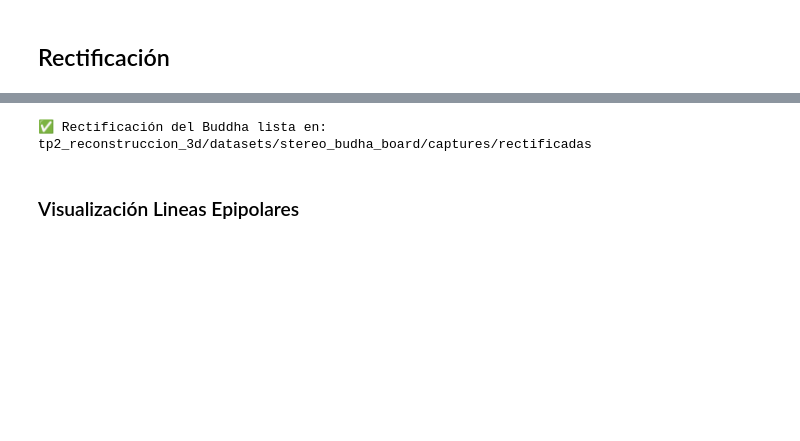
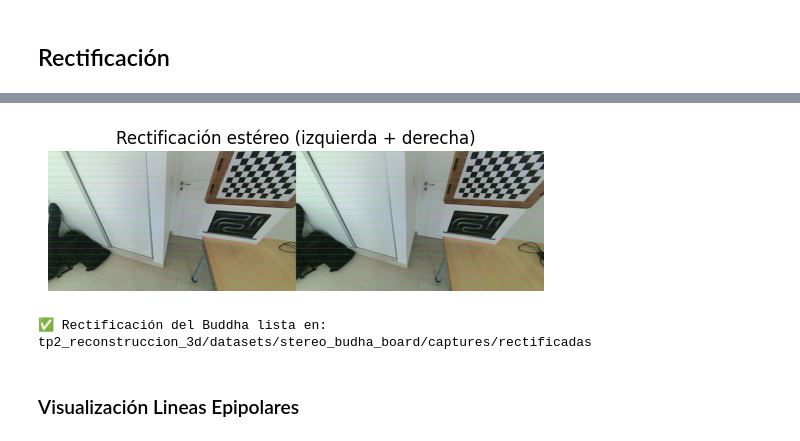
Before and after one commit to luciaboukay/TP2_vision_artificial, a Jupyter notebook: TP2_budha_checkerboard.ipynb, the cells around one changed output, grey strips where cells are left out. Cells and saved outputs as stored; diff of their text form; code cells hidden in the pictures; blank space fills up the shorter version.

```diff
--- a/TP2_budha_checkerboard.ipynb
+++ b/TP2_budha_checkerboard.ipynb
@@ -90,3 +193,99 @@ K2 =
 ⚠️ 'image_size' no estaba en el pickle, se infirió como: (1920, 1080)
 # %% [markdown]
 ## Rectificación
+# %%
+# =========================================================
+# 1. Rutas y carga de calibración
+# =========================================================
+base_dir = "tp2_reconstruccion_3d/datasets/stereo_budha_board/calib"
+calib_file = os.path.join(base_dir, "stereo_calibration.pkl")
+
+with open(calib_file, "rb") as f:
+    calib = pickle.load(f)
+
+# =========================================================
+# 2. Extraer los parámetros
+# =========================================================
+left_K = calib["left_K"]
+left_dist = calib["left_dist"]
+right_K = calib["right_K"]
+right_dist = calib["right_dist"]
+R = calib["R"]
+T = calib["T"]
+
+# Inferir tamaño de imagen si no está guardado
+if "image_size" in calib:
+    image_size = tuple(calib["image_size"])
+else:
+    # Busca una imagen cualquiera con 'left' en el nombre
+    sample_path = sorted(glob.glob(os.path.join(base_dir, "*left*.jpg")))[0]
+    sample_img = cv2.imread(sample_path)
+    image_size = (sample_img.shape[1], sample_img.shape[0])  # (w, h)
+    print("⚠️ 'image_size' no estaba en el pickle, se infirió como:", image_size)
+
+# =========================================================
+# 3. Calcular la rectificación estéreo
+# =========================================================
+R1, R2, P1, P2, Q, validRoi1, validRoi2 = cv2.stereoRectify(
+    left_K, left_dist,
+    right_K, right_dist,
+    image_size,
+    R, T,
+    alpha=0,           # 0: recorte máximo, 1: sin recorte
+    newImageSize=image_size
+)
+
+# =========================================================
+# 4. Generar los mapas de rectificación
+# =========================================================
+left_map_x, left_map_y = cv2.initUndistortRectifyMap(
+    left_K, left_dist, R1, P1, image_size, cv2.CV_32FC1
+)
+right_map_x, right_map_y = cv2.initUndistortRectifyMap(
+    right_K, right_dist, R2, P2, image_size, cv2.CV_32FC1
+)
+
+# =========================================================
+# 5. Guardar los mapas
+# =========================================================
+stereo_maps = {
+    "left_map_x": left_map_x,
+    "left_map_y": left_map_y,
+    "right_map_x": right_map_x,
+    "right_map_y": right_map_y,
+    "R1": R1,
+    "R2": R2,
+    "P1": P1,
+    "P2": P2,
+    "Q": Q,
+    "validRoi1": validRoi1,
+    "validRoi2": validRoi2,
+    "image_size": image_size
+}
+
+maps_file = os.path.join(base_dir, "stereo_maps.pkl")
+with open(maps_file, "wb") as f:
+    pickle.dump(stereo_maps, f)
+
+print("✅ Mapas de rectificación guardados en:", maps_file)
+
+# =========================================================
+# 6. (Opcional) Visualización de prueba
+# =========================================================
+# Para verificar que la rectificación quedó alineada correctamente:
+left_img = cv2.imread(sorted(glob.glob(os.path.join(base_dir, "*left*.jpg")))[0])
+right_img = cv2.imread(sorted(glob.glob(os.path.join(base_dir, "*right*.jpg")))[0])
+
+left_rect = cv2.remap(left_img, left_map_x, left_map_y, cv2.INTER_LINEAR)
+right_rect = cv2.remap(right_img, right_map_x, right_map_y, cv2.INTER_LINEAR)
+
+# Dibujar líneas horizontales para verificar la alineación epipolar
+vis = np.hstack((left_rect, right_rect))
+for y in range(0, vis.shape[0], 50):
+    cv2.line(vis, (0, y), (vis.shape[1], y), (0, 255, 0), 1)
+
+plt.imshow(vis[:, :, ::-1])  # Convertir BGR a RGB para matplotlib
+plt.axis("off")
+plt.title("Rectificación estéreo (izquierda + derecha)")
+plt.show()
+# %% [output]
@@ -93,3 +294,4 @@ K2 =
+[figure, added]
 # %%
 # === Rectificar en batch las CAPTURAS del Buddha y guardar ROI color ===
 import os, glob, re, cv2, pickle
```
Also changed, not shown: parts of 7 cells of this notebook.
